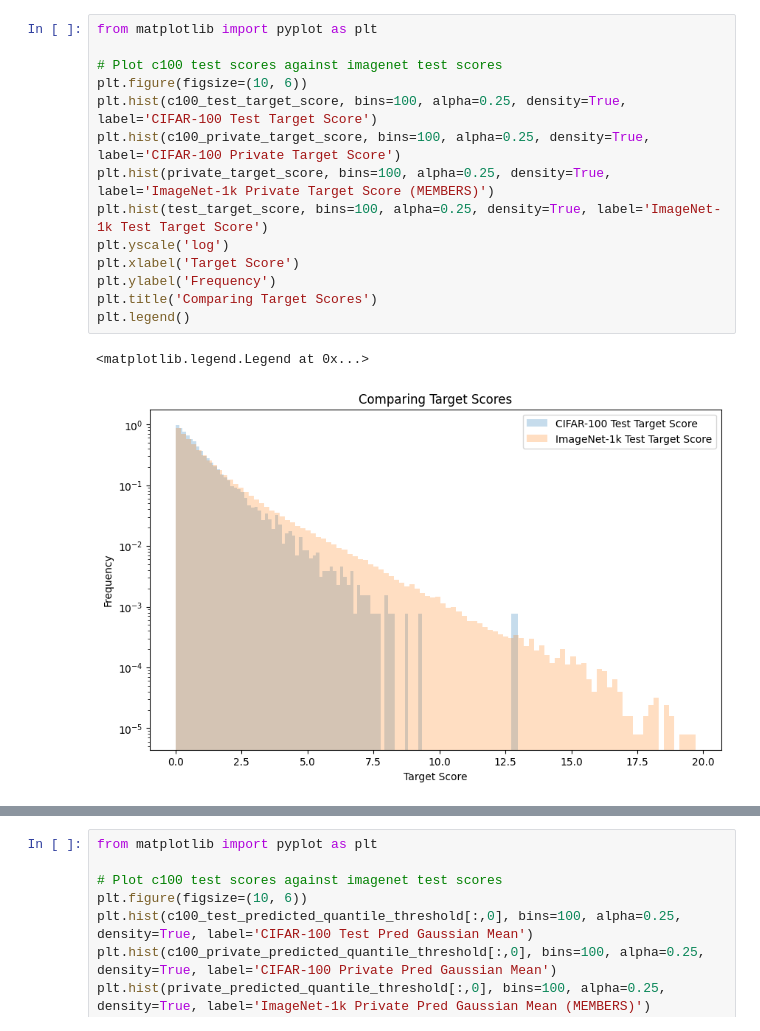
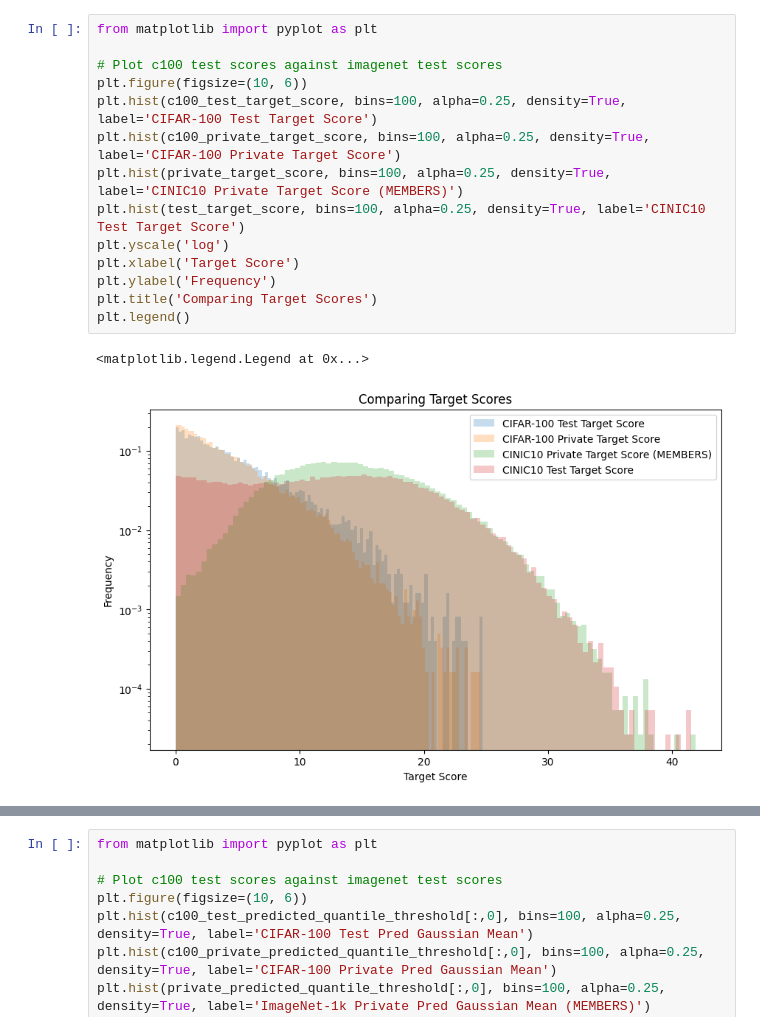
Before and after one commit to neilkale/quantile-mia, a Jupyter notebook: image_QMIA/explore_data_interactive.ipynb, the cells around one changed output, grey strips where cells are left out. Drawn from its saved outputs; the diff is of its cells as text.

```diff
--- a/image_QMIA/explore_data_interactive.ipynb
+++ b/image_QMIA/explore_data_interactive.ipynb
@@ -123,20 +111,20 @@ plt.legend()
 # %%
 from matplotlib import pyplot as plt
 
 # Plot c100 test scores against imagenet test scores
 plt.figure(figsize=(10, 6))
 plt.hist(c100_test_target_score, bins=100, alpha=0.25, density=True, label='CIFAR-100 Test Target Score')
 plt.hist(c100_private_target_score, bins=100, alpha=0.25, density=True, label='CIFAR-100 Private Target Score')
-plt.hist(private_target_score, bins=100, alpha=0.25, density=True, label='ImageNet-1k Private Target Score (MEMBERS)')
-plt.hist(test_target_score, bins=100, alpha=0.25, density=True, label='ImageNet-1k Test Target Score')
+plt.hist(private_target_score, bins=100, alpha=0.25, density=True, label='CINIC10 Private Target Score (MEMBERS)')
+plt.hist(test_target_score, bins=100, alpha=0.25, density=True, label='CINIC10 Test Target Score')
 plt.yscale('log')
 plt.xlabel('Target Score')
 plt.ylabel('Frequency')
 plt.title('Comparing Target Scores')
 plt.legend()
 # %% [output]
 <matplotlib.legend.Legend at 0x...>
-[figure, old version]
+[figure, new version]
 # %%
 from matplotlib import pyplot as plt
 
```
Also changed, not shown: parts of 8 cells of this notebook, 7 other files.
